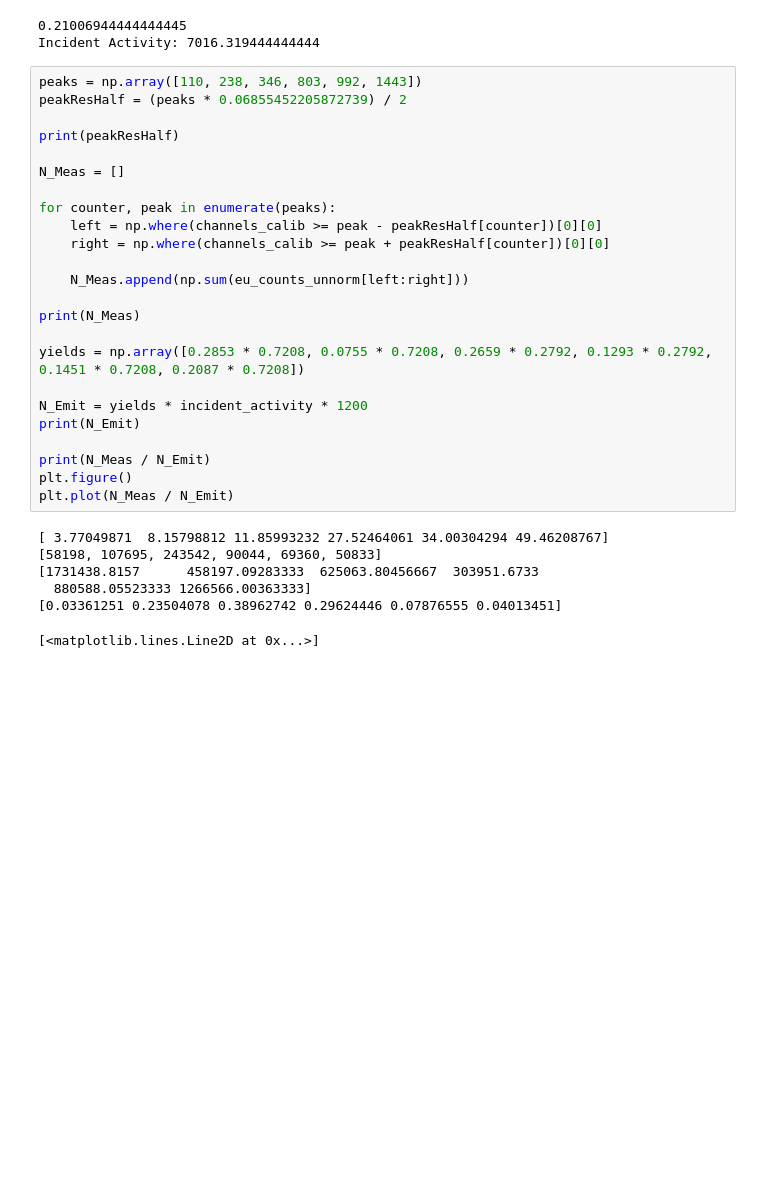
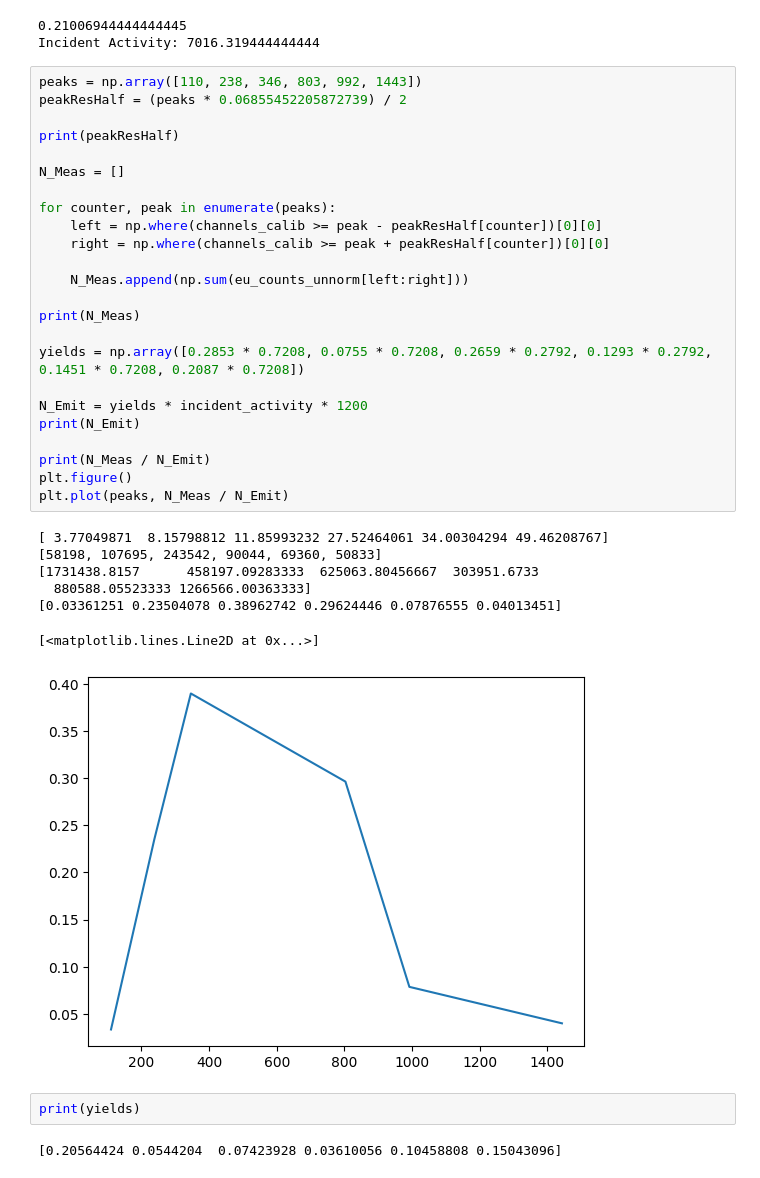
Before and after one commit to mkidson/Uni-Code, a Jupyter notebook: Honours/NP/Lab_2/152Eu/152Eu.ipynb, the cells around one changed output. Saved outputs shown, nothing was run; the diff lists cells and outputs as text; blank space fills up the shorter version.

```diff
--- a/Honours/NP/Lab_2/152Eu/152Eu.ipynb
+++ b/Honours/NP/Lab_2/152Eu/152Eu.ipynb
@@ -60,31 +62,36 @@ Incident Activity: 7016.319444444444
 # %%
 peaks = np.array([110, 238, 346, 803, 992, 1443])
 peakResHalf = (peaks * 0.06855452205872739) / 2
 
 print(peakResHalf)
 
 N_Meas = []
 
 for counter, peak in enumerate(peaks):
     left = np.where(channels_calib >= peak - peakResHalf[counter])[0][0]
     right = np.where(channels_calib >= peak + peakResHalf[counter])[0][0]
 
     N_Meas.append(np.sum(eu_counts_unnorm[left:right]))
 
 print(N_Meas)
 
 yields = np.array([0.2853 * 0.7208, 0.0755 * 0.7208, 0.2659 * 0.2792, 0.1293 * 0.2792, 0.1451 * 0.7208, 0.2087 * 0.7208])
 
 N_Emit = yields * incident_activity * 1200
 print(N_Emit)
 
 print(N_Meas / N_Emit)
 plt.figure()
-plt.plot(N_Meas / N_Emit)
+plt.plot(peaks, N_Meas / N_Emit)
 # %% [output]
 [ 3.77049871  8.15798812 11.85993232 27.52464061 34.00304294 49.46208767]
 [58198, 107695, 243542, 90044, 69360, 50833]
 [1731438.8157      458197.09283333  625063.80456667  303951.6733
   880588.05523333 1266566.00363333]
 [0.03361251 0.23504078 0.38962742 0.29624446 0.07876555 0.04013451]
 [<matplotlib.lines.Line2D at 0x...>]
+[figure, added]
+# %%
+print(yields)
+# %% [output]
+[0.20564424 0.0544204  0.07423928 0.03610056 0.10458808 0.15043096]
```
Also changed, not shown: parts of 2 cells of this notebook, 17 other files.
